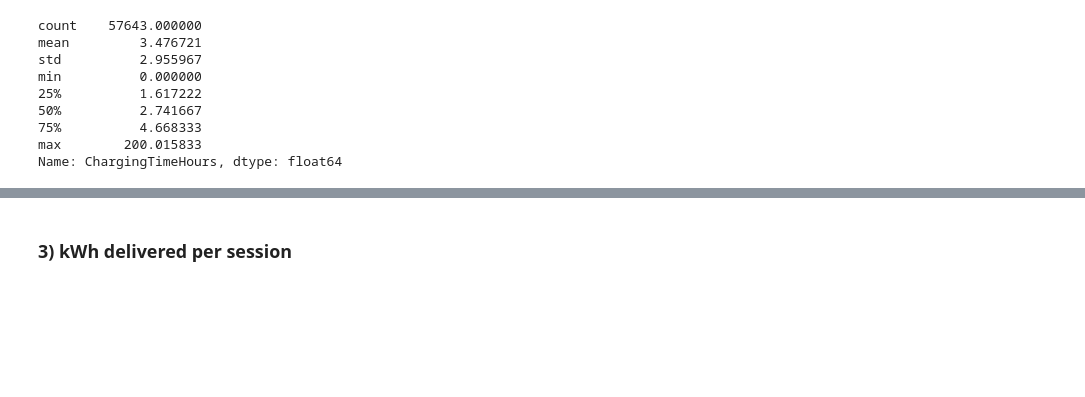
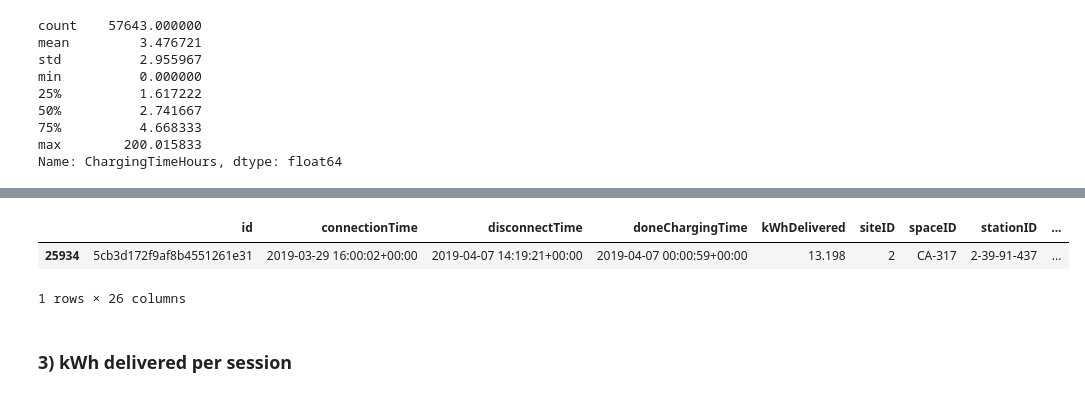
Before and after one commit to S0PEX/AA_Team_9_WS23, a Jupyter notebook: kpi.ipynb, the cells around one changed output, grey strips where cells are left out. Cells and saved outputs as stored; diff of their text form; code cells hidden in the pictures; blank space fills up the shorter version.

```diff
--- a/kpi.ipynb
+++ b/kpi.ipynb
@@ -80,3 +81,10 @@ df_charging[df_charging['ChargingTimeHours'] == 0]
+# %%
+# Interesting: Extreme case of over 200 hours charging time
+df_charging[df_charging['ChargingTimeHours'] > 200]
+# %% [output]
+|  | id | connectionTime | disconnectTime | doneChargingTime | kWhDelivered | siteID | spaceID | stationID | ... |
+| 25934 | 5cb3d172f9af8b4551261e31 | 2019-03-29 16:00:02+00:00 | 2019-04-07 14:19:21+00:00 | 2019-04-07 00:00:59+00:00 | 13.198 | 2 | CA-317 | 2-39-91-437 | ... |
+1 rows × 26 columns
 # %% [markdown]
 ### 3) kWh delivered per session
 # %%
```
Also changed, not shown: parts of 5 cells of this notebook, 3 other files.
